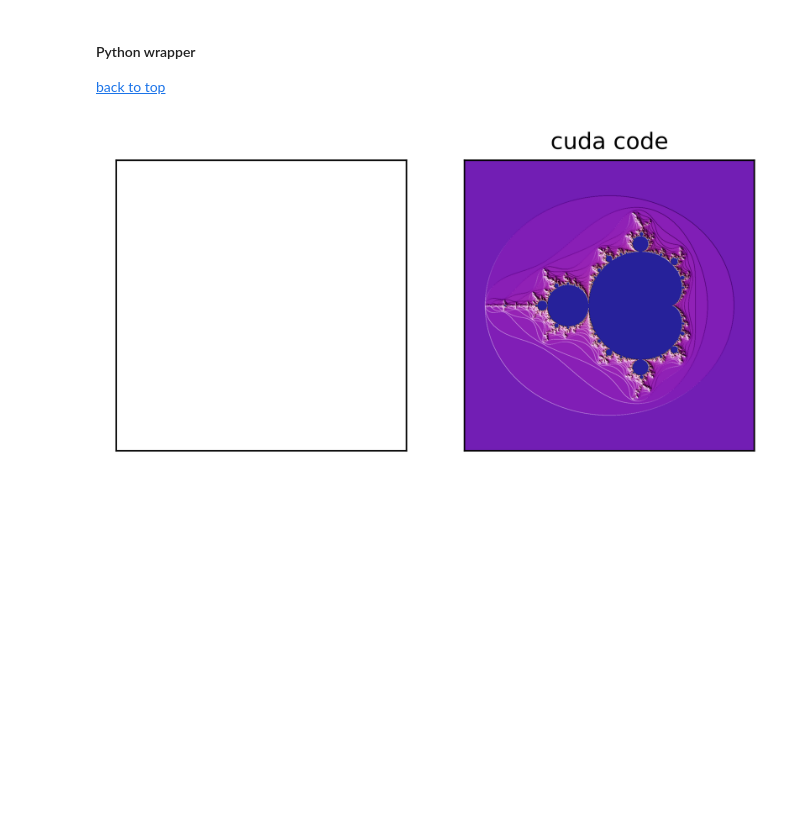
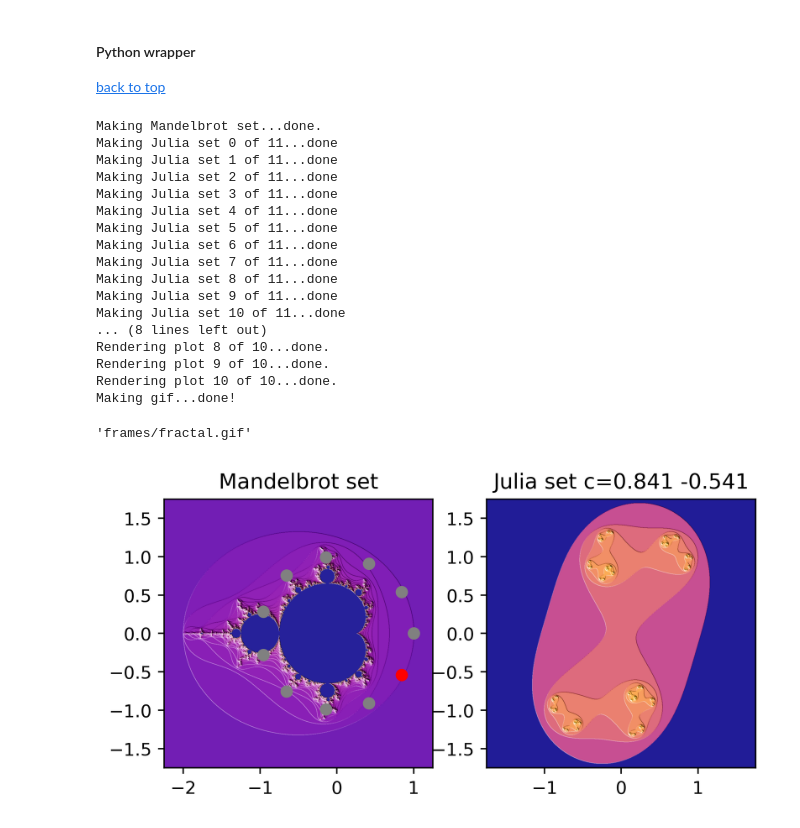
Before and after one commit to jennyfothergill/fractal_giffer, a Jupyter notebook: JFothergill_project.ipynb, the cells around one changed output. Cells and saved outputs as stored; diff of their text form; code cells hidden in the pictures; blank space fills up the shorter version.

Commit message:
project done!

```diff
--- a/JFothergill_project.ipynb
+++ b/JFothergill_project.ipynb
@@ -358,43 +350,0 @@ def read_file(filename):
-# %%
-# Make all the output files
-xc = 0
-yc = 0
-npts = 10
-radius = 1
-
-for i in range(npts):
-    pts = circle(xc,yc,radius,npts)
-    cval = pts.pop(i)
-    plt.plot(*zip(*pts), "o", color="grey")
-    plt.plot(*cval, "o", color="red")
-    plt.imshow(e_plot, extent=[ax,bx,ay,by],interpolation='bicubic',origin='lower')
-    plt.show()
-    print(cval)
-# %%
-dpi = 400
-width = N/dpi
-height = N/dpi
-cmap = plt.cm.plasma
-fig, axes = plt.subplots(1,2)
-ax1 = axes[0]
-ax2 = axes[1]
-fig.set(dpi=dpi)
-for x in axes:
-    x.set_aspect(1)
-    x.set_xticks([])
-    x.set_yticks([])
-# Shaded rendering
-light = colors.LightSource(azdeg=315, altdeg=10)
-#se_plot = light.shade(sescape, cmap=cmap, vert_exag=1.5,
-#                norm=colors.PowerNorm(0.3), blend_mode='hsv')
-#ax1.imshow(se_plot, extent=[sa,sb,sa,sb],interpolation='bicubic',origin='lower')
-#ax1.set(title="serial c code")
-
-e_plot = light.shade(escape, cmap=cmap, vert_exag=1.5,
-                norm=colors.PowerNorm(0.3), blend_mode='hsv')
-ax2.imshow(e_plot, extent=[ax,bx,ay,by],interpolation='bicubic',origin='lower')
-ax2.set(title="cuda code")
-
-fig.show()
-# %% [output]
-[figure, removed]
@@ -401,3 +454,28 @@ fig.show()
+# %%
+!rm -rf frames/* *.out
+
+# This is pretty SLOW
+make_gif(0, 0, 11, 1, verbose=True, node="node2")
+# %% [output]
+Making Mandelbrot set...done.
+Making Julia set 0 of 11...done
+Making Julia set 1 of 11...done
+Making Julia set 2 of 11...done
+Making Julia set 3 of 11...done
+Making Julia set 4 of 11...done
+Making Julia set 5 of 11...done
+Making Julia set 6 of 11...done
+Making Julia set 7 of 11...done
+Making Julia set 8 of 11...done
+Making Julia set 9 of 11...done
+Making Julia set 10 of 11...done
+... (8 lines left out)
+Rendering plot 8 of 10...done.
+Rendering plot 9 of 10...done.
+Rendering plot 10 of 10...done.
+Making gif...done!
+'frames/fractal.gif'
+[figure, added]
 # %% [markdown]
 <a id='gif'></a>
 #### Final GIF!
```
Also changed, not shown: parts of 5 cells of this notebook, 1 other file.
